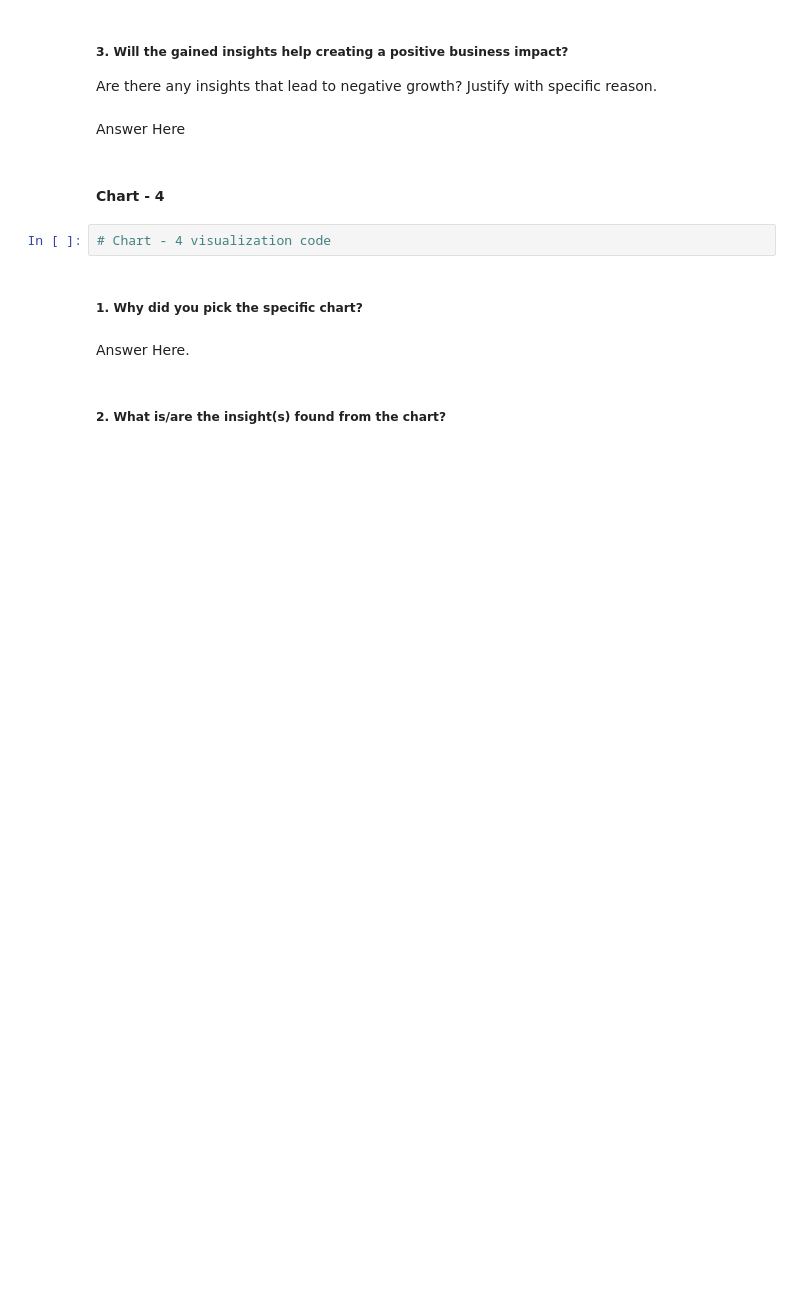
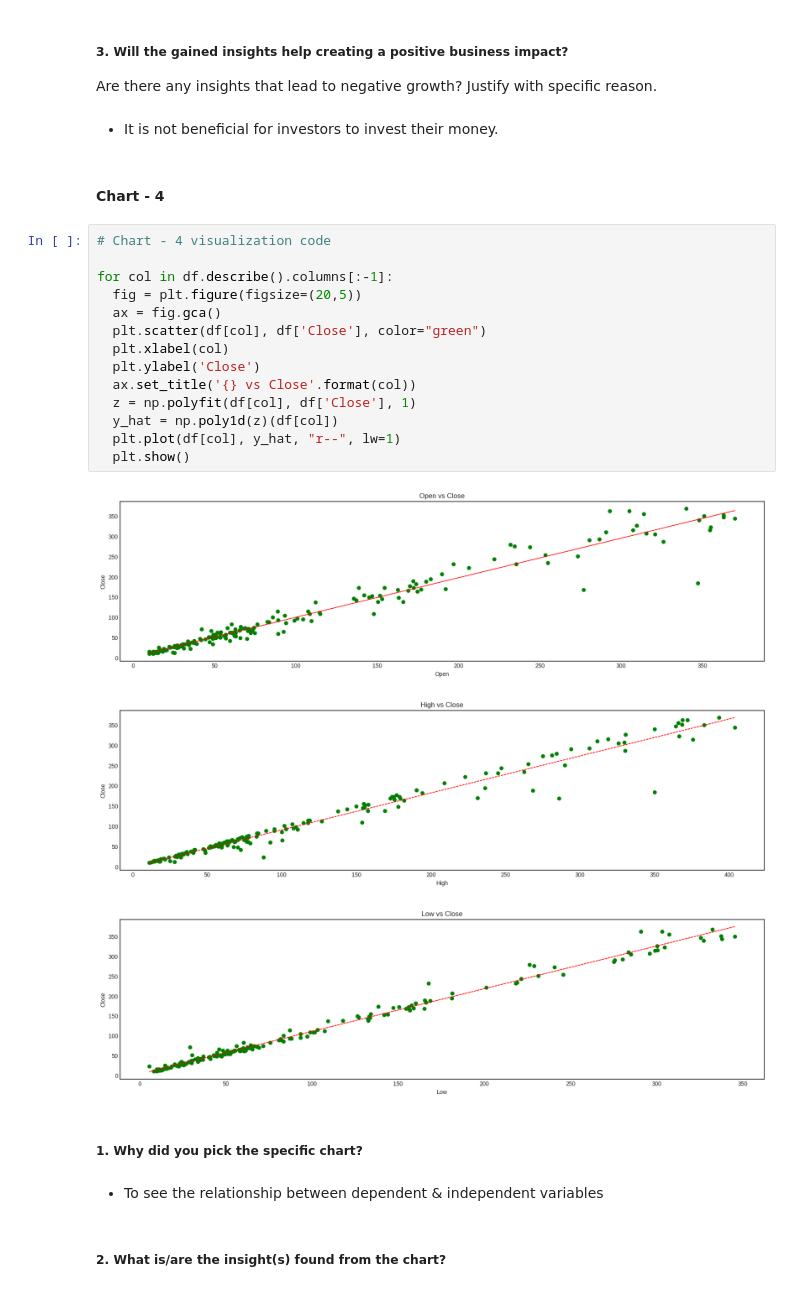
Before and after one commit to saidul-mondal-au7/Yes_Bank_Stock_Closing_Price_Prediction, a Jupyter notebook: Yes_Bank_Stock_Closing_Price_Prediction.ipynb, the cells around one changed output. Drawn from its saved outputs; the diff is of its cells as text; blank space fills up the shorter version.

```diff
--- a/Yes_Bank_Stock_Closing_Price_Prediction.ipynb
+++ b/Yes_Bank_Stock_Closing_Price_Prediction.ipynb
@@ -210,15 +319,31 @@ Answer Here
 # %% [markdown]
 ##### 3. Will the gained insights help creating a positive business impact?
 Are there any insights that lead to negative growth? Justify with specific reason.
-# %% [markdown]
-Answer Here
+# %% [markdown]
+* It is not beneficial for investors to invest their money.
 # %% [markdown]
 #### Chart - 4
-# %%
-# Chart - 4 visualization code
+# %%
+# Chart - 4 visualization code
+
+for col in df.describe().columns[:-1]:
+  fig = plt.figure(figsize=(20,5))
+  ax = fig.gca()
+  plt.scatter(df[col], df['Close'], color="green")
+  plt.xlabel(col)
+  plt.ylabel('Close')
+  ax.set_title('{} vs Close'.format(col))
+  z = np.polyfit(df[col], df['Close'], 1)
+  y_hat = np.poly1d(z)(df[col])
+  plt.plot(df[col], y_hat, "r--", lw=1)
+  plt.show()
+# %% [output]
+[figure, added]
+[figure, added]
+[figure, added]
 # %% [markdown]
 ##### 1. Why did you pick the specific chart?
-# %% [markdown]
-Answer Here.
+# %% [markdown]
+* To see the relationship between dependent & independent variables
 # %% [markdown]
 ##### 2. What is/are the insight(s) found from the chart?
```
Also changed, not shown: parts of 78 cells of this notebook.
